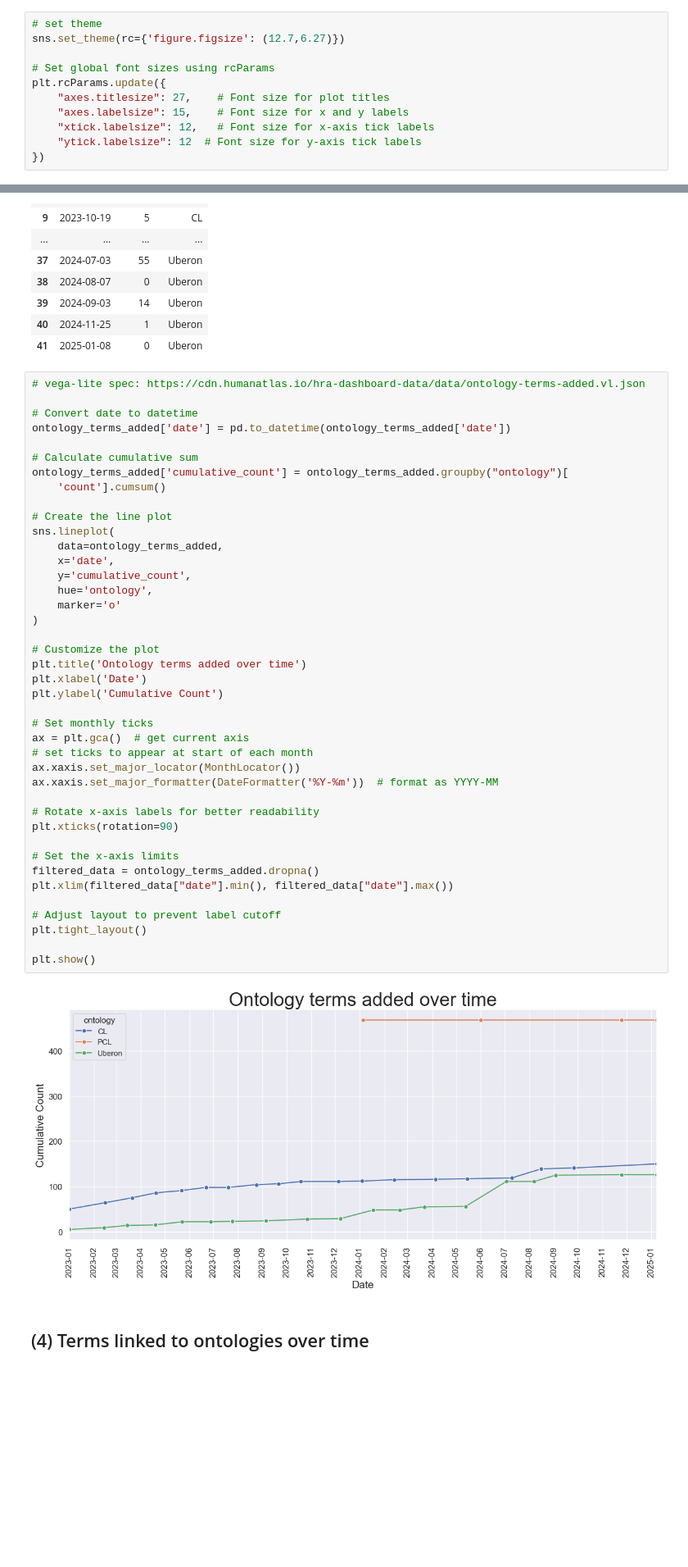
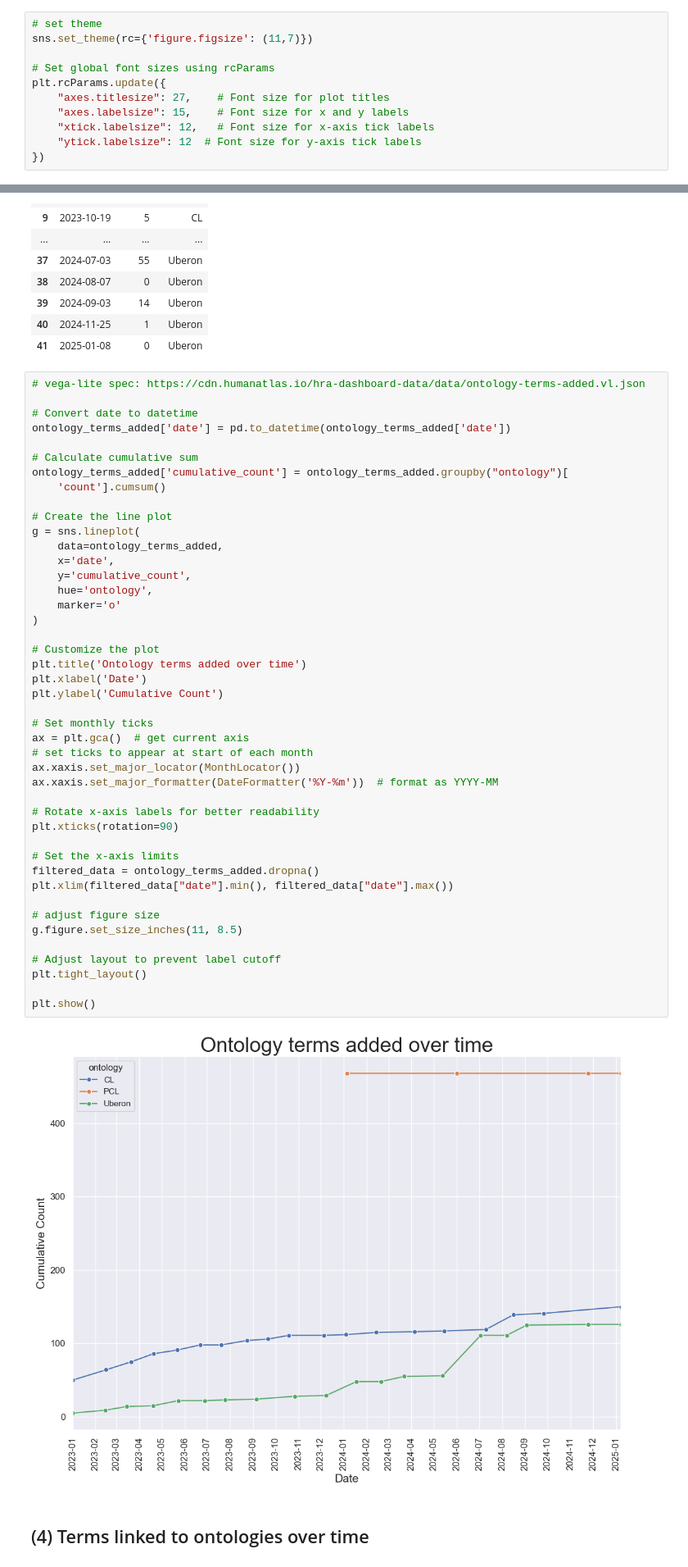
Before and after one commit to cns-iu/hra-kg-supporting-information, a Jupyter notebook: notebooks/hra-kg-technical-validation.ipynb, the cells around one changed output, grey strips where cells are left out. Shown at 82% size. Saved outputs shown, nothing was run; the diff lists cells and outputs as text; blank space fills up the shorter version.

```diff
--- a/notebooks/hra-kg-technical-validation.ipynb
+++ b/notebooks/hra-kg-technical-validation.ipynb
@@ -36,7 +36,7 @@ Note: you may need to restart the kernel to use updated packages.
 ## Global settings
 # %%
 # set theme
-sns.set_theme(rc={'figure.figsize': (12.7,6.27)})
+sns.set_theme(rc={'figure.figsize': (11,7)})
 
 # Set global font sizes using rcParams
 plt.rcParams.update({
@@ -200,38 +200,41 @@ ontology_terms_added['cumulative_count'] = ontology_terms_added.groupby("ontolog
     'count'].cumsum()
 
 # Create the line plot
-sns.lineplot(
+g = sns.lineplot(
     data=ontology_terms_added,
     x='date',
     y='cumulative_count',
     hue='ontology',
     marker='o'
 )
 
 # Customize the plot
 plt.title('Ontology terms added over time')
 plt.xlabel('Date')
 plt.ylabel('Cumulative Count')
 
 # Set monthly ticks
 ax = plt.gca()  # get current axis
 # set ticks to appear at start of each month
 ax.xaxis.set_major_locator(MonthLocator())
 ax.xaxis.set_major_formatter(DateFormatter('%Y-%m'))  # format as YYYY-MM
 
 # Rotate x-axis labels for better readability
 plt.xticks(rotation=90)
 
 # Set the x-axis limits
 filtered_data = ontology_terms_added.dropna()
 plt.xlim(filtered_data["date"].min(), filtered_data["date"].max())
 
+# adjust figure size
+g.figure.set_size_inches(11, 8.5)
+
 # Adjust layout to prevent label cutoff
 plt.tight_layout()
 
 plt.show()
 # %% [output]
-[figure, old version]
+[figure, new version]
 # %% [markdown]
 ## (4) Terms linked to ontologies over time
 # %% [markdown]
```
Also changed, not shown: parts of 11 cells of this notebook.
